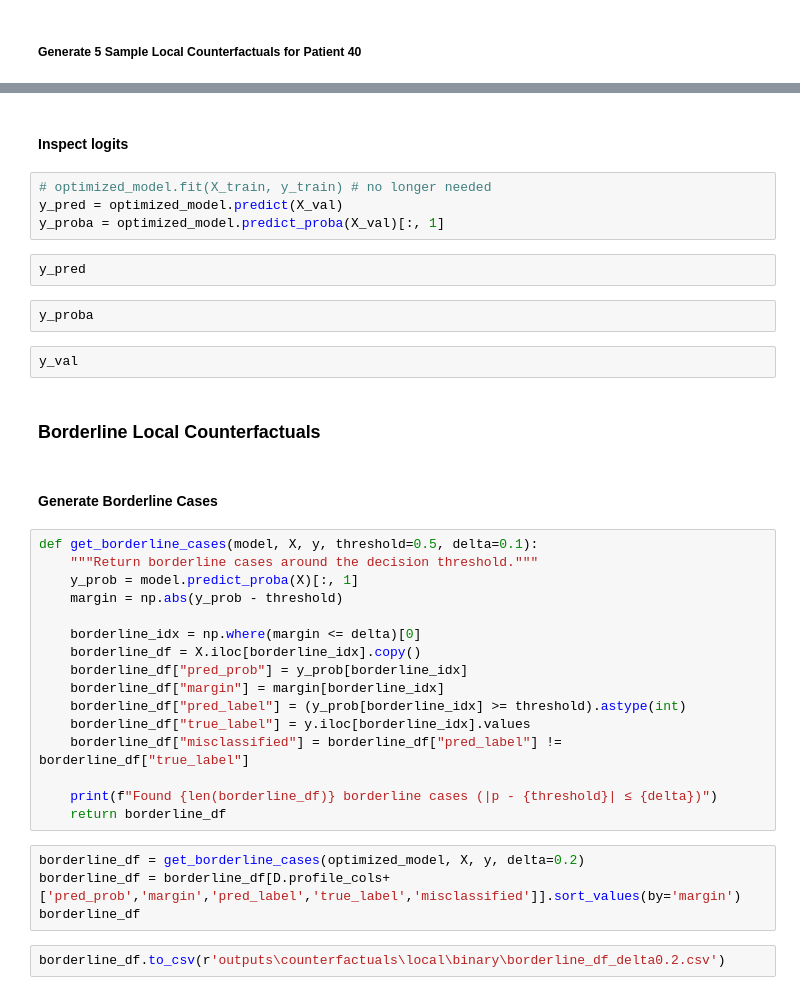
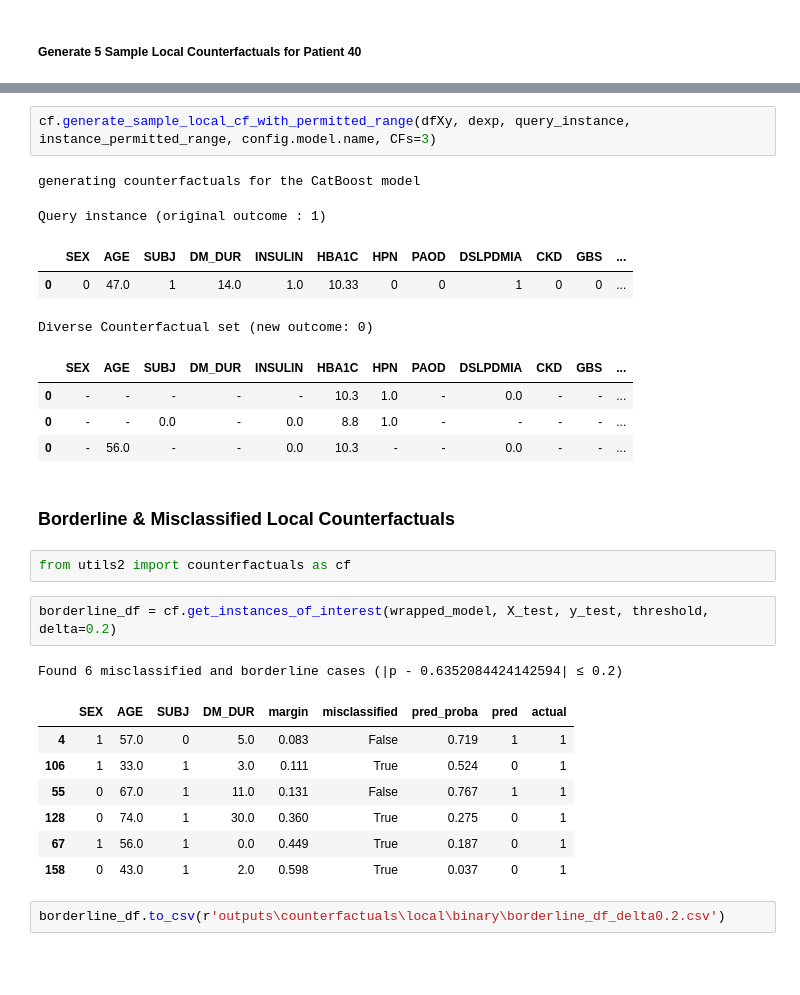
Before and after one commit to acbriza/dpn2026, a Jupyter notebook: module/counterfactuals.ipynb, the cells around one changed output, grey strips where cells are left out. Saved outputs shown, nothing was run; the diff lists cells and outputs as text; blank space fills up the shorter version.

Commit message:
add generate_sample_local_cf_with_permitted_range and get_instances_of_interest

```diff
--- a/module/counterfactuals.ipynb
+++ b/module/counterfactuals.ipynb
@@ -277,39 +264,30 @@ e1.visualize_as_dataframe(show_only_changes=True)
-# %% [markdown]
-#### Inspect logits
-# %%
-# optimized_model.fit(X_train, y_train) # no longer needed
-y_pred = optimized_model.predict(X_val)
-y_proba = optimized_model.predict_proba(X_val)[:, 1]
-# %%
-y_pred
-# %%
-y_proba
-# %%
-y_val
+# %%
+cf.generate_sample_local_cf_with_permitted_range(dfXy, dexp, query_instance, instance_permitted_range, config.model.name, CFs=3)
+# %% [output]
+generating counterfactuals for the CatBoost model
+Query instance (original outcome : 1)
+|  | SEX | AGE | SUBJ | DM_DUR | INSULIN | HBA1C | HPN | PAOD | DSLPDMIA | CKD | GBS | ... |
+| 0 | 0 | 47.0 | 1 | 14.0 | 1.0 | 10.33 | 0 | 0 | 1 | 0 | 0 | ... |
+Diverse Counterfactual set (new outcome: 0)
+|  | SEX | AGE | SUBJ | DM_DUR | INSULIN | HBA1C | HPN | PAOD | DSLPDMIA | CKD | GBS | ... |
+| 0 | - | - | - | - | - | 10.3 | 1.0 | - | 0.0 | - | - | ... |
+| 0 | - | - | 0.0 | - | 0.0 | 8.8 | 1.0 | - | - | - | - | ... |
+| 0 | - | 56.0 | - | - | 0.0 | 10.3 | - | - | 0.0 | - | - | ... |
 # %% [markdown]
-### Borderline Local Counterfactuals
+### Borderline & Misclassified Local Counterfactuals
-# %% [markdown]
-#### Generate Borderline Cases
-# %%
-def get_borderline_cases(model, X, y, threshold=0.5, delta=0.1):
-    """Return borderline cases around the decision threshold."""
-    y_prob = model.predict_proba(X)[:, 1]
-    margin = np.abs(y_prob - threshold)
-
-    borderline_idx = np.where(margin <= delta)[0]
-    borderline_df = X.iloc[borderline_idx].copy()
-    borderline_df["pred_prob"] = y_prob[borderline_idx]
-    borderline_df["margin"] = margin[borderline_idx]
-    borderline_df["pred_label"] = (y_prob[borderline_idx] >= threshold).astype(int)
-    borderline_df["true_label"] = y.iloc[borderline_idx].values
-    borderline_df["misclassified"] = borderline_df["pred_label"] != borderline_df["true_label"]
-
-    print(f"Found {len(borderline_df)} borderline cases (|p - {threshold}| ≤ {delta})")
-    return borderline_df
-# %%
-borderline_df = get_borderline_cases(optimized_model, X, y, delta=0.2)
-borderline_df = borderline_df[D.profile_cols+['pred_prob','margin','pred_label','true_label','misclassified']].sort_values(by='margin')
-borderline_df
+# %%
+from utils2 import counterfactuals as cf
+# %%
+borderline_df = cf.get_instances_of_interest(wrapped_model, X_test, y_test, threshold, delta=0.2)
+# %% [output]
+Found 6 misclassified and borderline cases (|p - 0.6352084424142594| ≤ 0.2)
+|  | SEX | AGE | SUBJ | DM_DUR | margin | misclassified | pred_proba | pred | actual |
+| 4 | 1 | 57.0 | 0 | 5.0 | 0.083 | False | 0.719 | 1 | 1 |
+| 106 | 1 | 33.0 | 1 | 3.0 | 0.111 | True | 0.524 | 0 | 1 |
+| 55 | 0 | 67.0 | 1 | 11.0 | 0.131 | False | 0.767 | 1 | 1 |
+| 128 | 0 | 74.0 | 1 | 30.0 | 0.360 | True | 0.275 | 0 | 1 |
+| 67 | 1 | 56.0 | 1 | 0.0 | 0.449 | True | 0.187 | 0 | 1 |
+| 158 | 0 | 43.0 | 1 | 2.0 | 0.598 | True | 0.037 | 0 | 1 |
 # %%
 borderline_df.to_csv(r'outputs\counterfactuals\local\binary\borderline_df_delta0.2.csv')
 # %%
```
Also changed, not shown: parts of 3 cells of this notebook, 1 other file.
